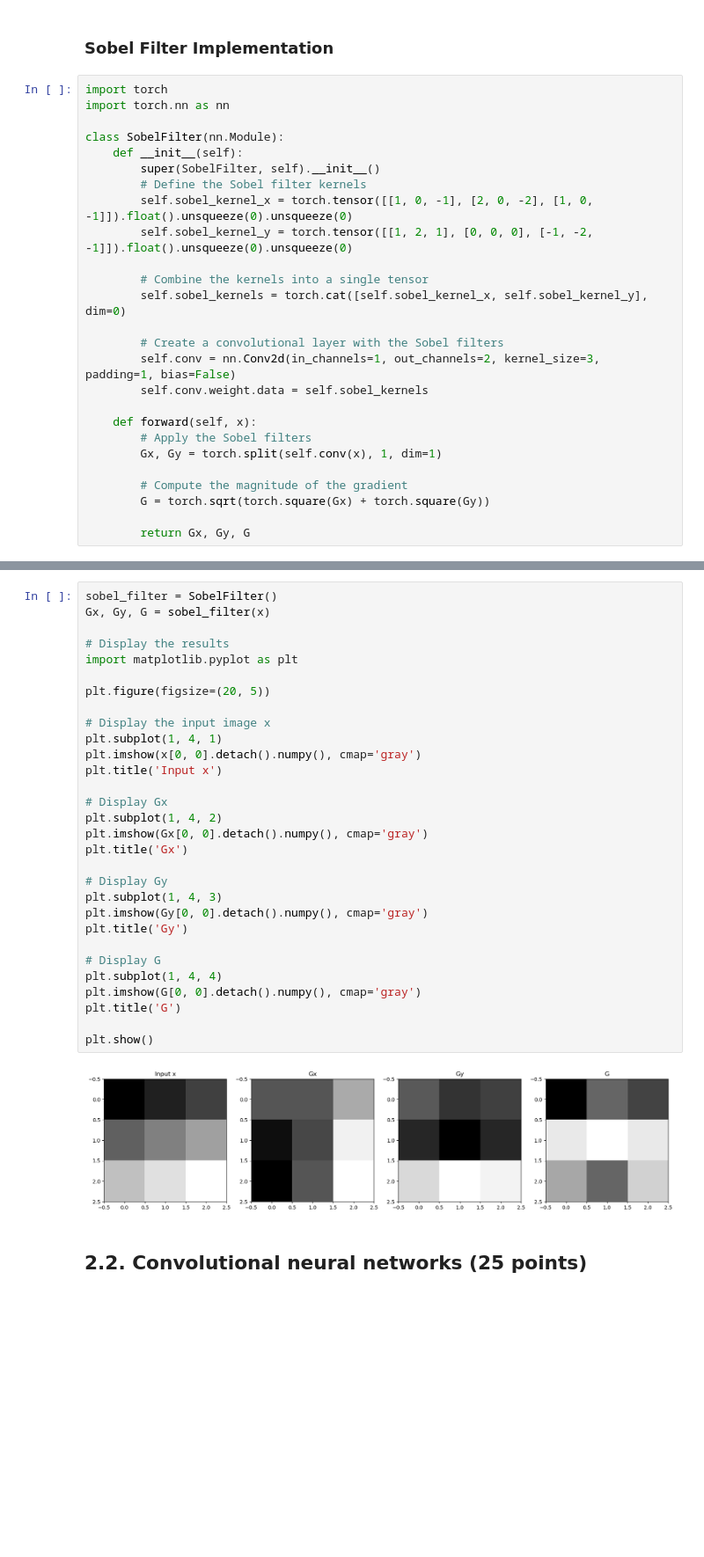
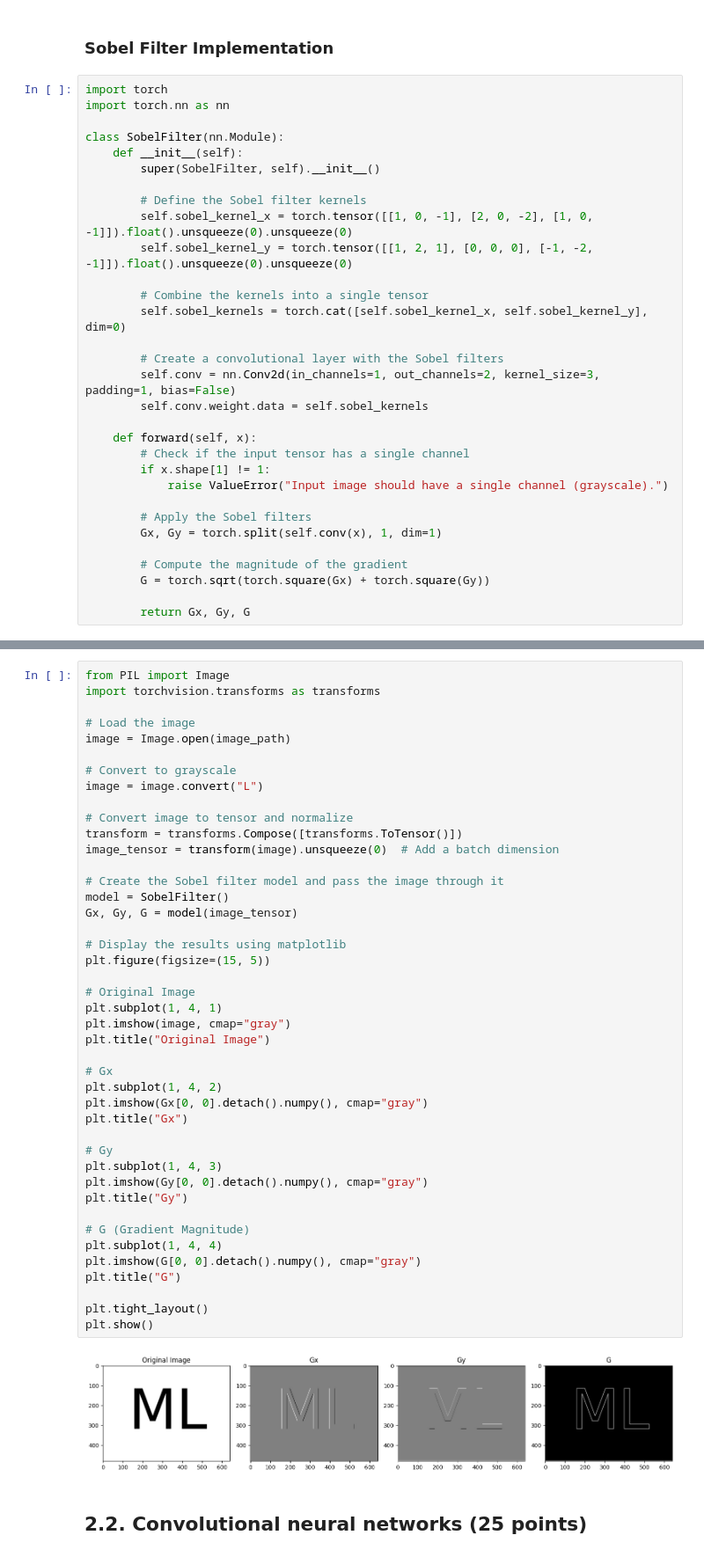
Before and after one commit to henrikdchristensen/DIKU-MLA-A6-Logistic-Regression-and-Convolutional-Neural-Networks, a Jupyter notebook: notebook.ipynb, the cells around one changed output, grey strips where cells are left out. Shown at 88% size. Drawn from its saved outputs; the diff is of its cells as text; blank space fills up the shorter version.

```diff
--- a/notebook.ipynb
+++ b/notebook.ipynb
@@ -227,6 +227,7 @@ import torch.nn as nn
 class SobelFilter(nn.Module):
     def __init__(self):
         super(SobelFilter, self).__init__()
+
         # Define the Sobel filter kernels
         self.sobel_kernel_x = torch.tensor([[1, 0, -1], [2, 0, -2], [1, 0, -1]]).float().unsqueeze(0).unsqueeze(0)
         self.sobel_kernel_y = torch.tensor([[1, 2, 1], [0, 0, 0], [-1, -2, -1]]).float().unsqueeze(0).unsqueeze(0)
@@ -239,6 +240,10 @@ class SobelFilter(nn.Module):
         self.conv.weight.data = self.sobel_kernels
 
     def forward(self, x):
+        # Check if the input tensor has a single channel
+        if x.shape[1] != 1:
+            raise ValueError("Input image should have a single channel (grayscale).")
+
         # Apply the Sobel filters
         Gx, Gy = torch.split(self.conv(x), 1, dim=1)
 
@@ -267,35 +268,48 @@ Input image:
 # %%
-sobel_filter = SobelFilter()
-Gx, Gy, G = sobel_filter(x)
+from PIL import Image
+import torchvision.transforms as transforms
 
-# Display the results
-import matplotlib.pyplot as plt
+# Load the image
+image = Image.open(image_path)
 
-plt.figure(figsize=(20, 5))
+# Convert to grayscale
+image = image.convert("L")
 
-# Display the input image x
+# Convert image to tensor and normalize
+transform = transforms.Compose([transforms.ToTensor()])
+image_tensor = transform(image).unsqueeze(0)  # Add a batch dimension
+
+# Create the Sobel filter model and pass the image through it
+model = SobelFilter()
+Gx, Gy, G = model(image_tensor)
+
+# Display the results using matplotlib
+plt.figure(figsize=(15, 5))
+
+# Original Image
 plt.subplot(1, 4, 1)
-plt.imshow(x[0, 0].detach().numpy(), cmap='gray')
-plt.title('Input x')
+plt.imshow(image, cmap="gray")
+plt.title("Original Image")
 
-# Display Gx
+# Gx
 plt.subplot(1, 4, 2)
-plt.imshow(Gx[0, 0].detach().numpy(), cmap='gray')
-plt.title('Gx')
+plt.imshow(Gx[0, 0].detach().numpy(), cmap="gray")
+plt.title("Gx")
 
-# Display Gy
+# Gy
 plt.subplot(1, 4, 3)
-plt.imshow(Gy[0, 0].detach().numpy(), cmap='gray')
-plt.title('Gy')
+plt.imshow(Gy[0, 0].detach().numpy(), cmap="gray")
+plt.title("Gy")
 
-# Display G
+# G (Gradient Magnitude)
 plt.subplot(1, 4, 4)
-plt.imshow(G[0, 0].detach().numpy(), cmap='gray')
-plt.title('G')
+plt.imshow(G[0, 0].detach().numpy(), cmap="gray")
+plt.title("G")
 
+plt.tight_layout()
 plt.show()
 # %% [output]
-[figure, old version]
+[figure, new version]
 # %% [markdown]
 ## 2.2. Convolutional neural networks (25 points)
 # %% [markdown]
```
Also changed, not shown: parts of 16 cells of this notebook, 9 other files.
